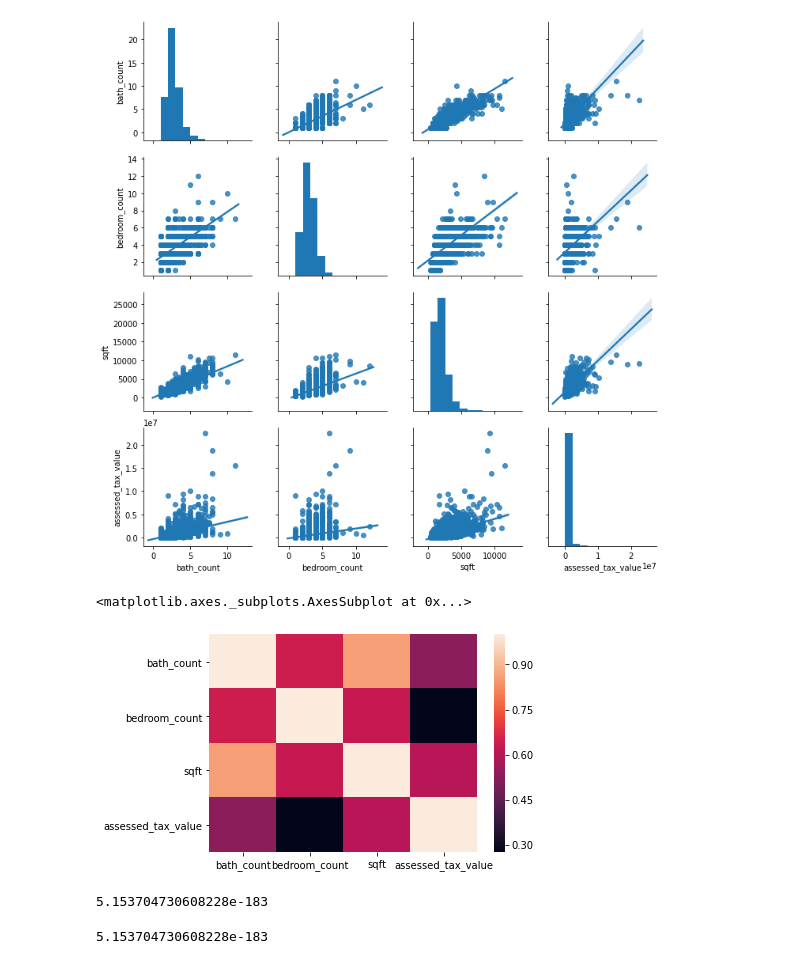
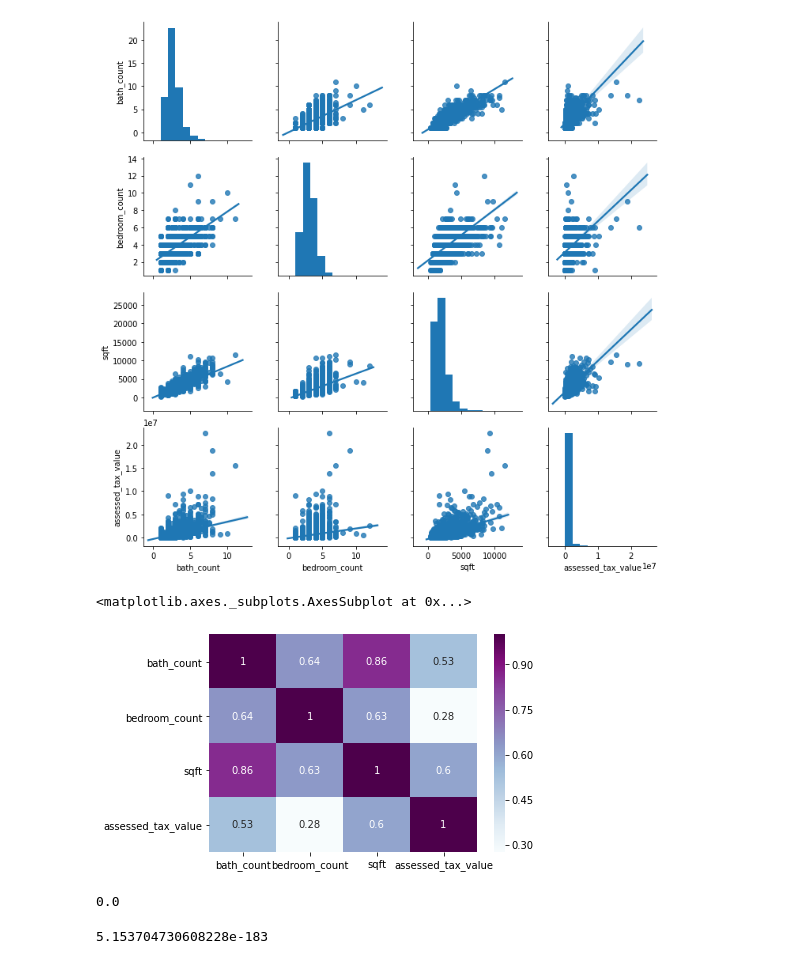
Before and after one commit to yvonneking1/zillow_project, a Jupyter notebook: zillow_scratchpad.ipynb, the cells around one changed output. Cells and saved outputs as stored; diff of their text form; code cells hidden in the pictures.

```diff
--- a/zillow_scratchpad.ipynb
+++ b/zillow_scratchpad.ipynb
@@ -206,3 +207,8 @@ county_name           14989 non-null object
 State                 14989 non-null object
 dtypes: float64(6), int64(1), object(2)
 memory usage: 1.1+ MB
+# %%
+#drop fips since they have no value to us now
+zillow.drop(columns=["fips", "FIPS"], inplace=True)
+# %%
+zillow["tax_percentage"] = zillow.tax_rate * 100
@@ -277,16 +374,16 @@ plot_variable_pairs(mvp_df)
 <seaborn.axisgrid.PairGrid at 0x...>
 [figure]
 # %%
- sns.heatmap(mvp_df.corr())
+sns.heatmap(mvp_df.corr(), annot=True, cmap="BuPu")
 # %% [output]
 <matplotlib.axes._subplots.AxesSubplot at 0x...>
-[figure, old version]
+[figure, new version]
 # %%
 r_bath, p_bath = stats.pearsonr(mvp_df.bath_count, mvp_df.assessed_tax_value)
 # %%
 print(p_bath)
 # %% [output]
-5.153704730608228e-183
+0.0
 # %%
 bedroom_count, p_bedroom_count = stats.pearsonr(mvp_df.bedroom_count, mvp_df.assessed_tax_value)
 # %%
```
Also changed, not shown: parts of 51 cells of this notebook.
